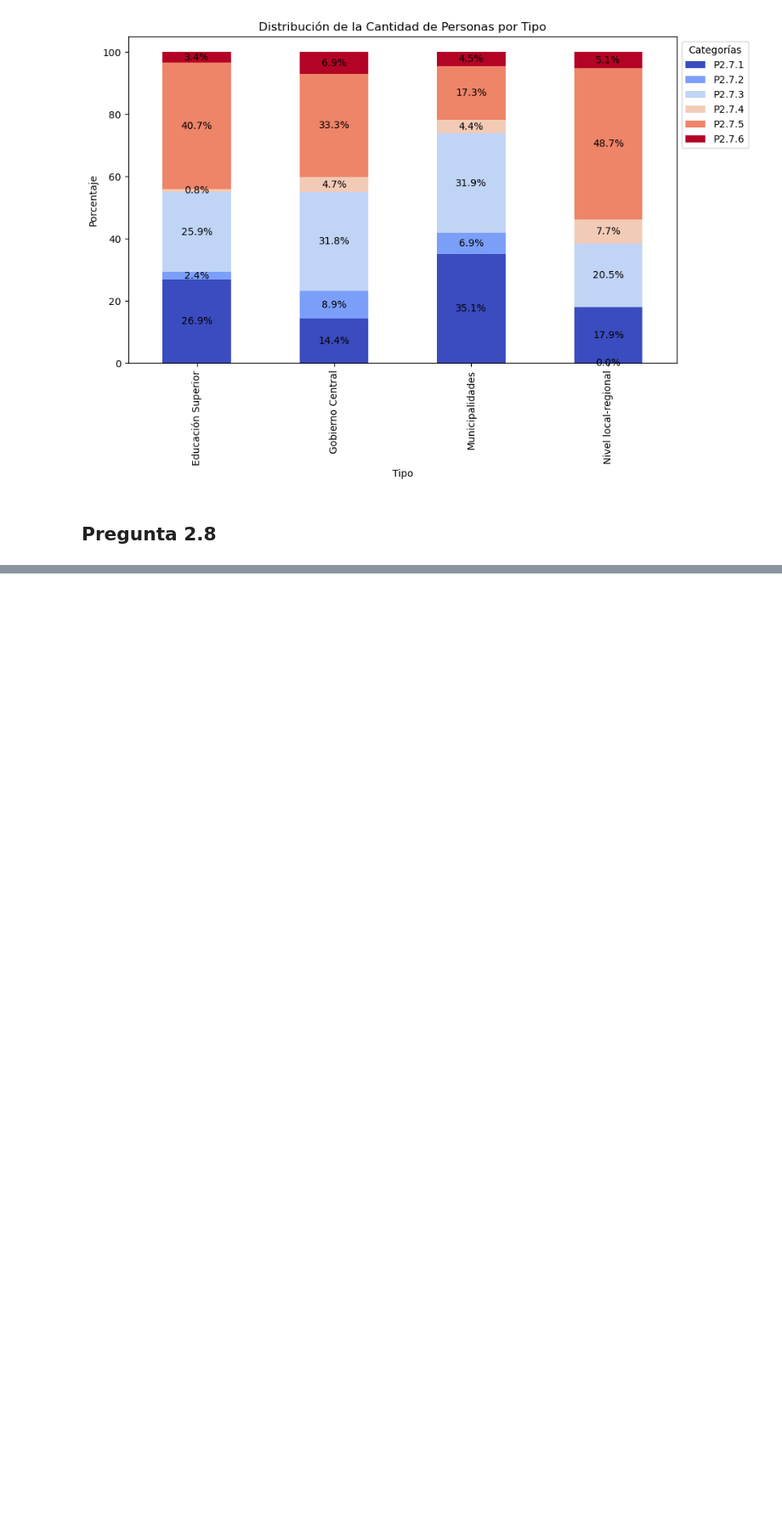
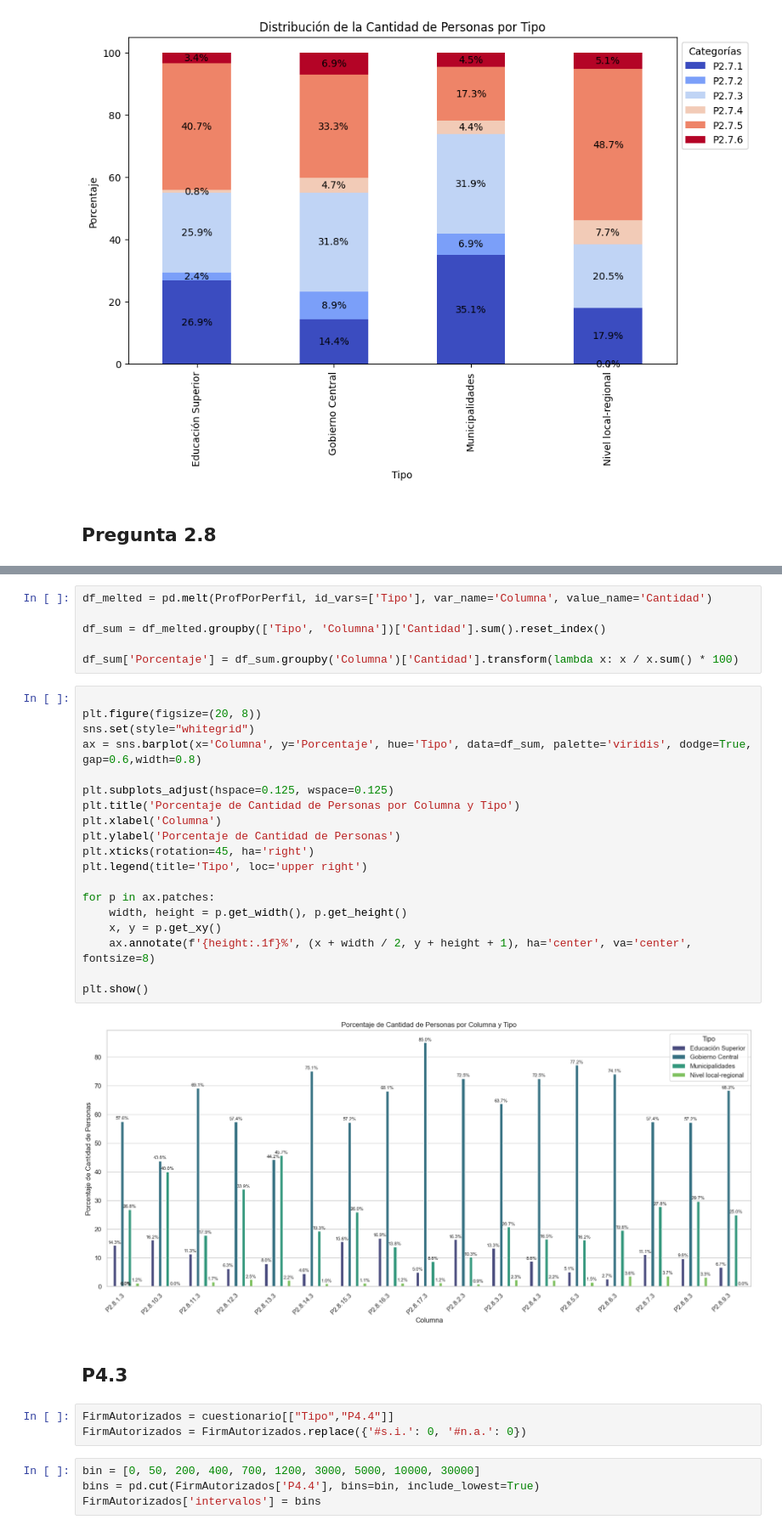
Before and after one commit to alejoGonc/EGD-CameronPartners, a Jupyter notebook: main.ipynb, the cells around one changed output, grey strips where cells are left out. Shown at 85% size. Saved outputs shown, nothing was run; the diff lists cells and outputs as text; blank space fills up the shorter version.

```diff
--- a/main.ipynb
+++ b/main.ipynb
@@ -301,0 +290,36 @@ ProfPorPerfil
+# %%
+df_melted = pd.melt(ProfPorPerfil, id_vars=['Tipo'], var_name='Columna', value_name='Cantidad')
+
+df_sum = df_melted.groupby(['Tipo', 'Columna'])['Cantidad'].sum().reset_index()
+
+df_sum['Porcentaje'] = df_sum.groupby('Columna')['Cantidad'].transform(lambda x: x / x.sum() * 100)
+# %%
+
+plt.figure(figsize=(20, 8))
+sns.set(style="whitegrid")
+ax = sns.barplot(x='Columna', y='Porcentaje', hue='Tipo', data=df_sum, palette='viridis', dodge=True, gap=0.6,width=0.8)
+
+plt.subplots_adjust(hspace=0.125, wspace=0.125)
+plt.title('Porcentaje de Cantidad de Personas por Columna y Tipo')
+plt.xlabel('Columna')
+plt.ylabel('Porcentaje de Cantidad de Personas')
+plt.xticks(rotation=45, ha='right')
+plt.legend(title='Tipo', loc='upper right')
+
+for p in ax.patches:
+    width, height = p.get_width(), p.get_height()
+    x, y = p.get_xy()
+    ax.annotate(f'{height:.1f}%', (x + width / 2, y + height + 1), ha='center', va='center', fontsize=8)
+
+plt.show()
+# %% [output]
+[figure, added]
+# %% [markdown]
+## P4.3
+# %%
+FirmAutorizados = cuestionario[["Tipo","P4.4"]]
+FirmAutorizados = FirmAutorizados.replace({'#s.i.': 0, '#n.a.': 0})
+# %%
+bin = [0, 50, 200, 400, 700, 1200, 3000, 5000, 10000, 30000]
+bins = pd.cut(FirmAutorizados['P4.4'], bins=bin, include_lowest=True)
+FirmAutorizados['intervalos'] = bins
```
Also changed, not shown: parts of 31 cells of this notebook.
